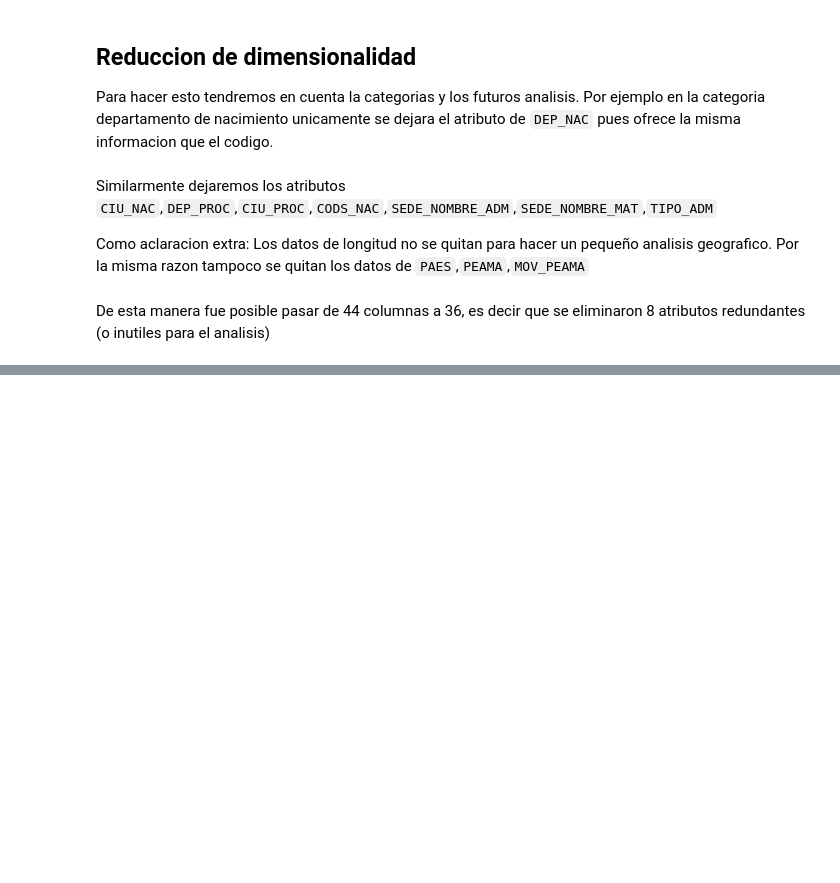
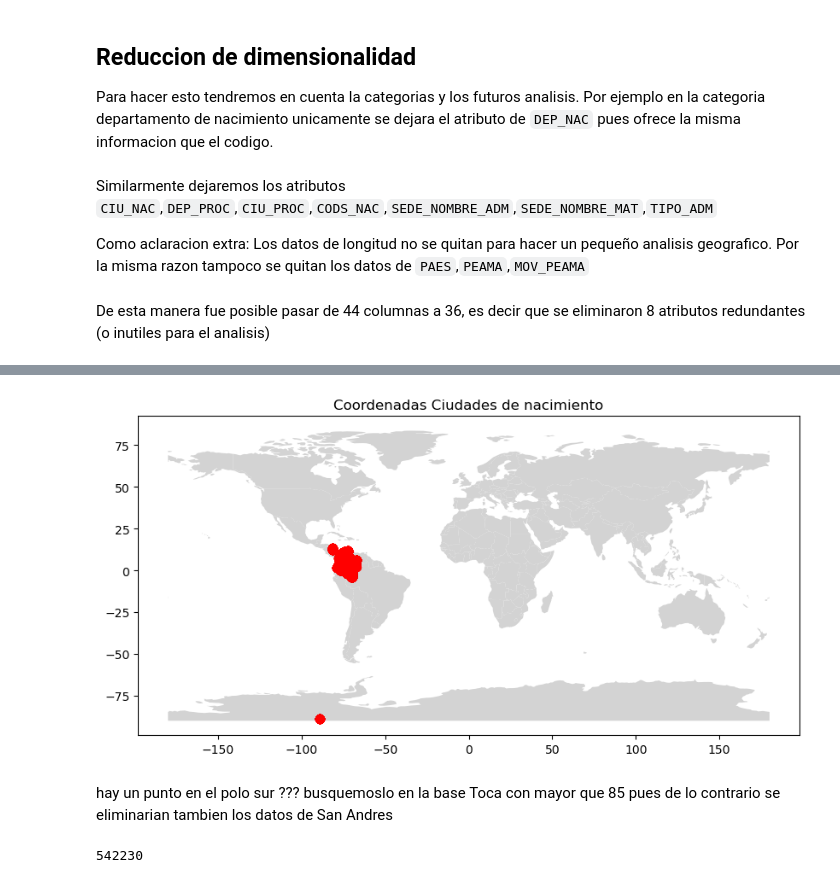
Before and after one commit to 10scar/Proyecto-ABD-2024-2, a Jupyter notebook: entrega.ipynb, the cells around one changed output, grey strips where cells are left out. Drawn from its saved outputs; the diff is of its cells as text; code cells hidden in the pictures; blank space fills up the shorter version.

```diff
--- a/entrega.ipynb
+++ b/entrega.ipynb
@@ -472,0 +453,2 @@ se nota que existen varios atributos que corresponden a la misma información
+# %%
+matriculados = pd.read_csv("Matriculados_mod.csv")
@@ -472,0 +481,2 @@ se nota que existen varios atributos que corresponden a la misma información
+# %%
+matriculados = matriculados.drop(index=530153)
@@ -472,0 +528,3 @@ se nota que existen varios atributos que corresponden a la misma información
+# %%
+matriculados = matriculados[matriculados['EDAD'] >0]
+matriculados.shape
@@ -472,0 +549,23 @@ se nota que existen varios atributos que corresponden a la misma información
+# %%
+geometry = [Point(xy) for xy in zip(matriculados['LON_CIU_NAC'], matriculados['LAT_CIU_NAC'])]
+gdf = gpd.GeoDataFrame(matriculados, geometry=geometry)
+
+# Descargar un mapa base (puedes usar un shapefile o un GeoDataFrame global)
+world = gpd.read_file('ne_110m_admin_0_countries/ne_110m_admin_0_countries.shp')
+
+# Graficar
+ax = world.plot(color='lightgrey', figsize=(10, 10))
+gdf.plot(ax=ax, color='red', markersize=50)
+plt.title("Coordenadas Ciudades de nacimiento")
+plt.show()
+# %% [output]
+[figure, added]
+# %% [markdown]
+hay un punto en el polo sur ???
+busquemoslo en la base
+Toca con mayor que 85 pues de lo contrario se eliminarian tambien los datos de San Andres
+# %%
+sinExtremosSur = matriculados[matriculados['LON_CIU_NAC'] >= -85]
+print(sinExtremosSur.shape[0])
+# %% [output]
+542230
```
Also changed, not shown: parts of 24 cells of this notebook, 1 other file.
